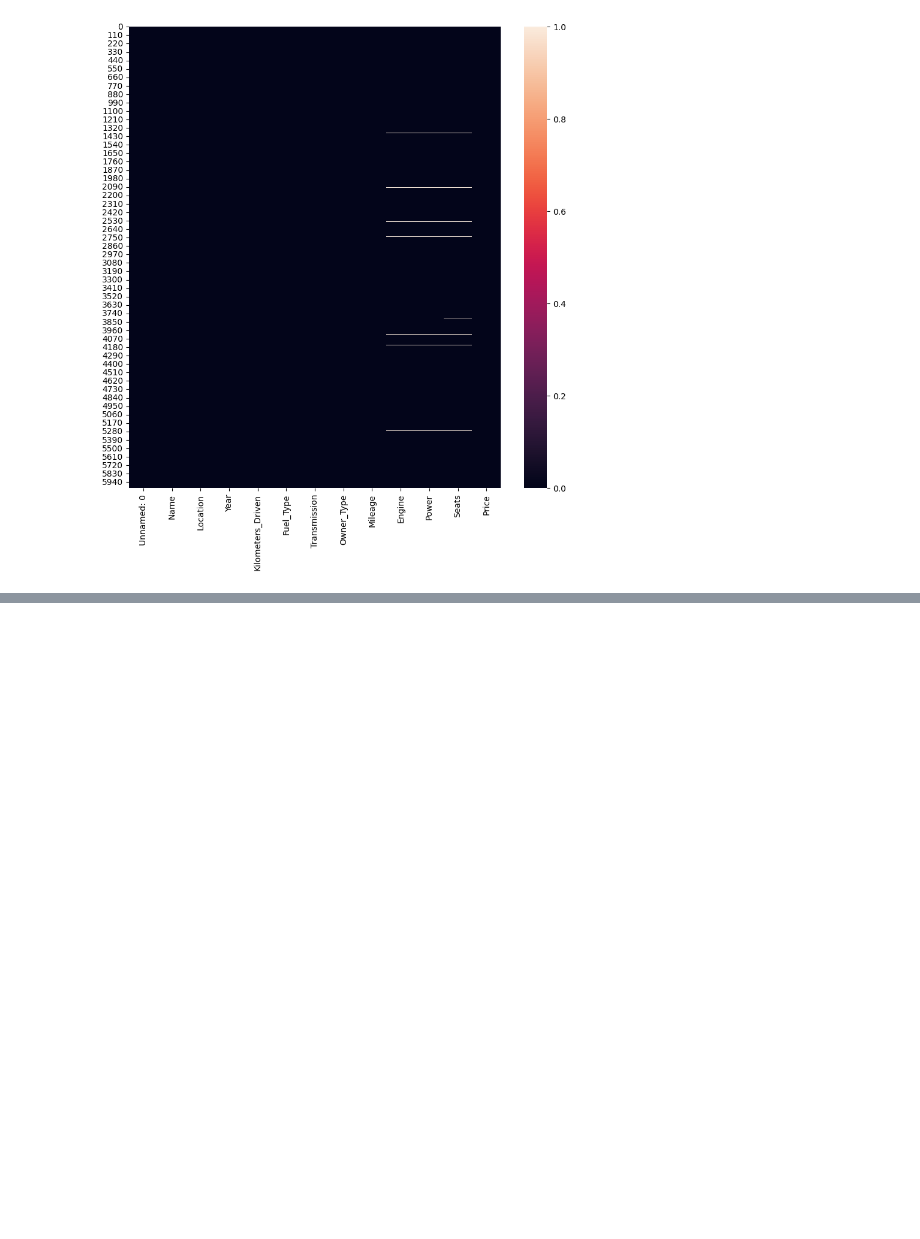
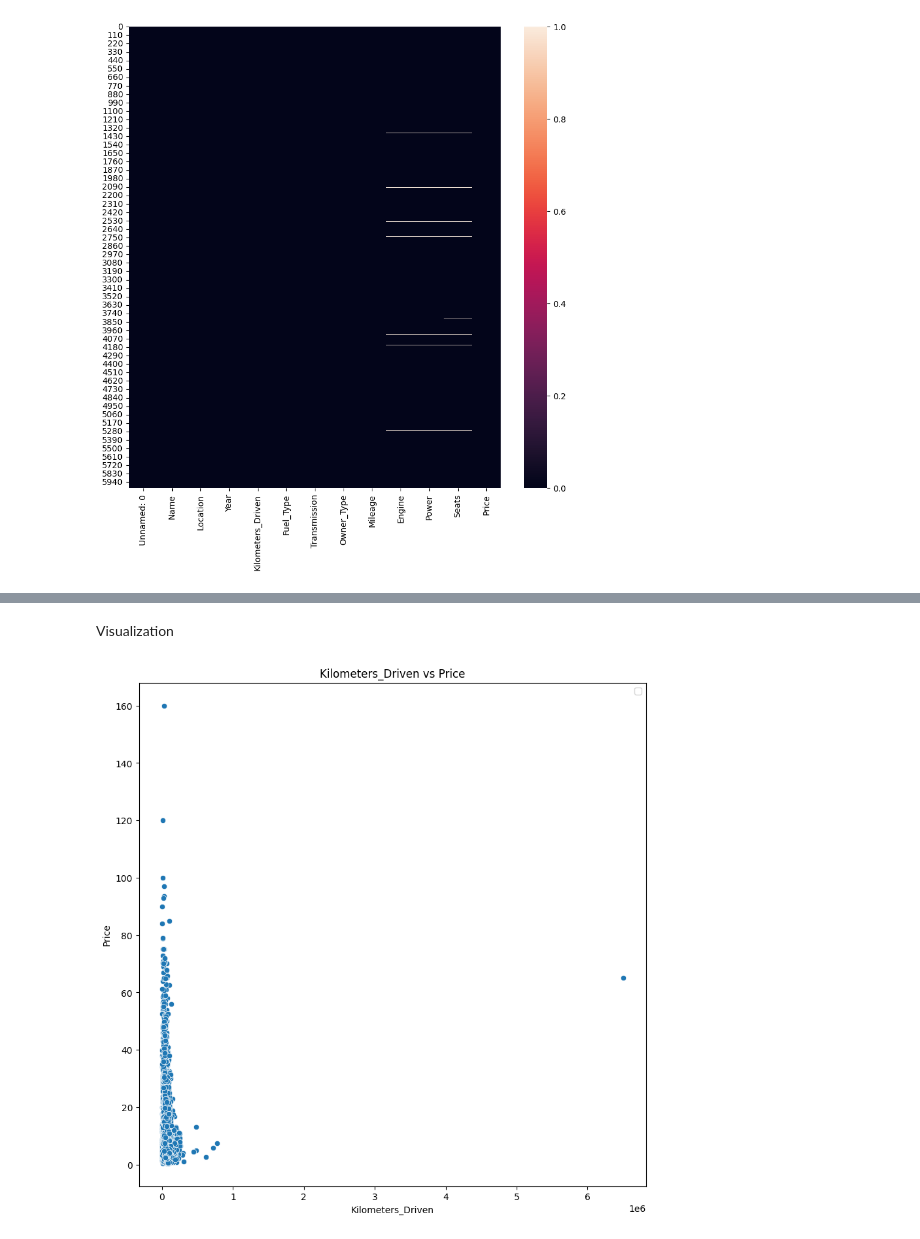
Before and after one commit to Inshalmunaf/Used-Car-prediction, a Jupyter notebook: Used_Car_Prediction.ipynb, the cells around one changed output, grey strips where cells are left out. Cells and saved outputs as stored; diff of their text form; code cells hidden in the pictures; blank space fills up the shorter version.

```diff
--- a/Used_Car_Prediction.ipynb
+++ b/Used_Car_Prediction.ipynb
@@ -103,3 +103,5 @@ df = df.drop('New_Price' , axis= 1)
 null_value_graph()
 # %% [output]
 [figure]
+# %%
+df.dropna(inplace = True , how= 'any', axis=0)
@@ -105,0 +164,16 @@ null_value_graph()
+# %%
+# ------ Using Z score Method to remove outliers ------
+
+#finding mean and standard deviation
+mean_kd = np.mean(df['Kilometers_Driven'])
+std_kd = np.std(df['Kilometers_Driven'])
+
+#finidind z scores  values for kilometer driven
+df['Z_score_kilometers_driven'] = (df['Kilometers_Driven'] - mean_kd ) / std_kd
+threshold = 2.5
+
+#finding outliers in the dataset
+outliers = df[df['Z_score_kilometers_driven'] > threshold]
+
+#Dropping outiers
+df['Kilometers_Driven'] = df['Kilometers_Driven'].drop(outliers.index)
@@ -105,0 +188,12 @@ null_value_graph()
+# %% [markdown]
+Visualization
+# %%
+plt.figure(figsize = (10,10))
+sns.scatterplot(data = df ,x= 'Kilometers_Driven' , y = 'Price')
+plt.xlabel('Kilometers_Driven')
+plt.ylabel('Price')
+plt.title('Kilometers_Driven vs Price')
+
+plt.show()
+# %% [output]
+[figure, added]
```
Also changed, not shown: parts of 5 cells of this notebook.
